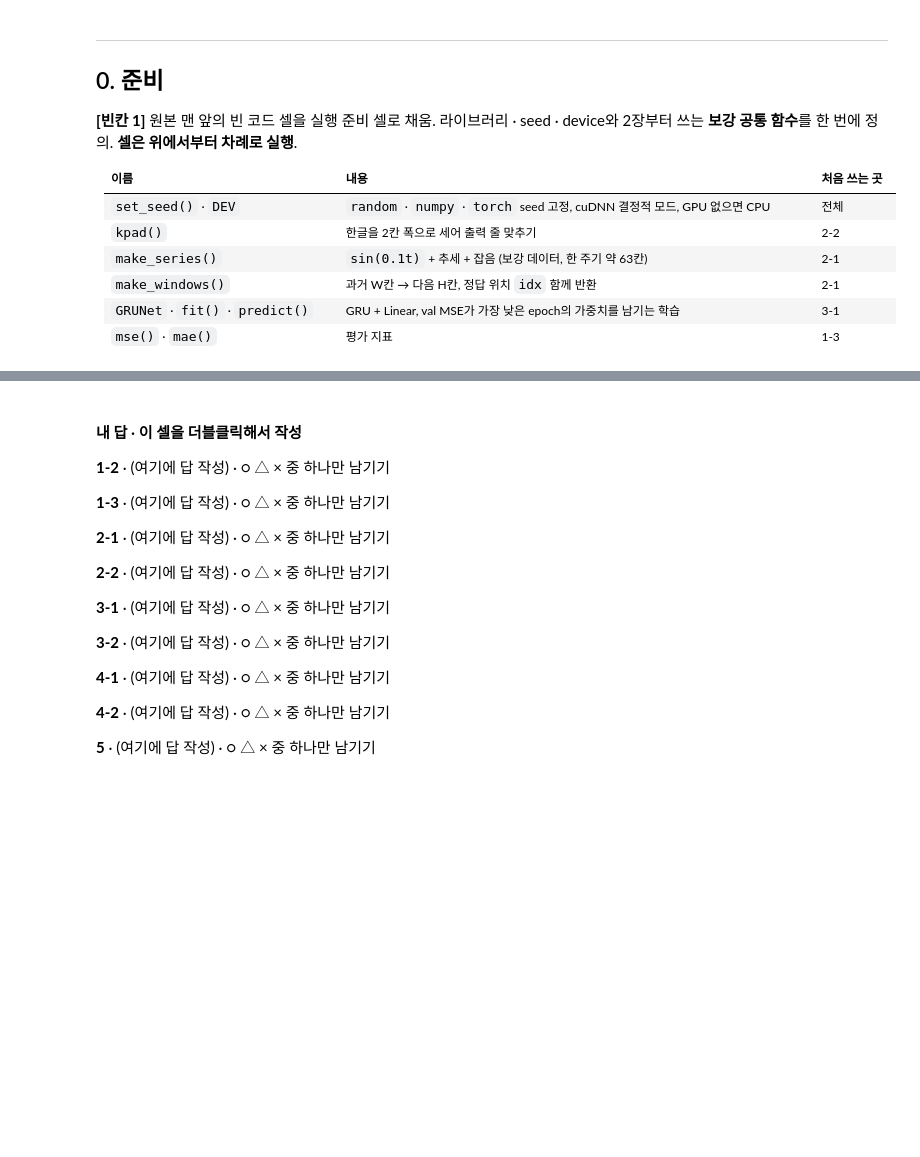
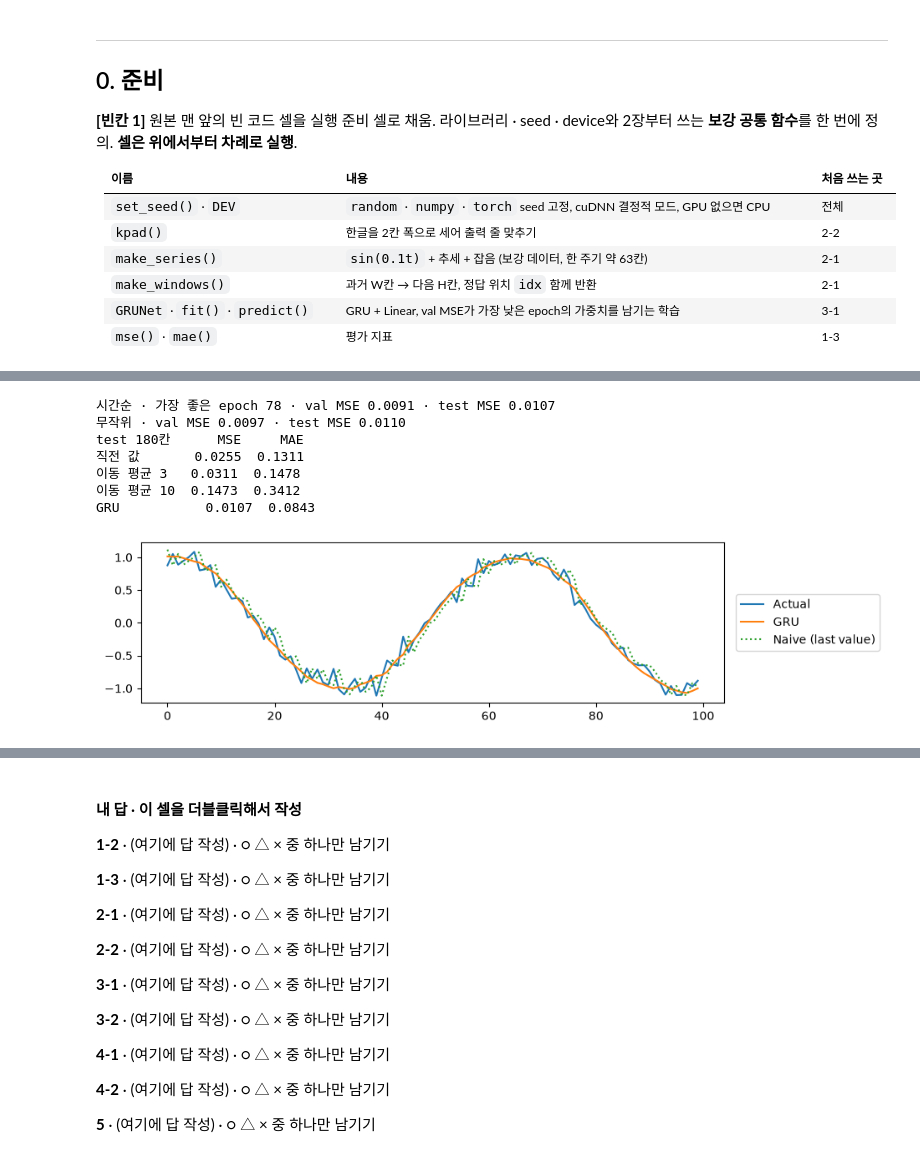
Before and after one commit to lee-da-gyo/ml-dl-study, a Jupyter notebook: 기초 문법 정리/08_RNN/RNN-2_시계열예측(완성본).ipynb, the cells around one changed output, grey strips where cells are left out. Saved outputs shown, nothing was run; the diff lists cells and outputs as text; code cells hidden in the pictures; blank space fills up the shorter version.

```diff
--- a/기초 문법 정리/08_RNN/RNN-2_시계열예측(완성본).ipynb
+++ b/기초 문법 정리/08_RNN/RNN-2_시계열예측(완성본).ipynb
@@ -1849,0 +887,46 @@ plt.show()
+# %%
+# [보강] 시간순 분할로 학습 (val MSE가 가장 낮은 epoch 사용)
+m_one, best_ep = fit(X[tr], Y[tr], X[va], Y[va])                 # 시간순 학습
+p_te, y_te = inv(predict(m_one, X[te])[:, 0]), inv(Y[te][:, 0])  # test 예측 · 정답 (원래 단위)
+p_va = inv(predict(m_one, X[va])[:, 0])                          # val 예측
+print(f"시간순 · 가장 좋은 epoch {best_ep}"                      # val · test
+      f" · val MSE {mse(p_va, inv(Y[va][:, 0])):.4f}"
+      f" · test MSE {mse(p_te, y_te):.4f}")
+
+
+# 무작위 분할로 학습 → 자기 val 점수와 미래(test) 점수
+m_rand, _ = fit(X[r_tr], Y[r_tr], X[r_va], Y[r_va])             # 무작위 분할 학습
+pr_va = inv(predict(m_rand, X[r_va])[:, 0])                     # 자기 val 예측
+pr_te = inv(predict(m_rand, X[te])[:, 0])                       # 미래 test 예측
+print(f"무작위 · val MSE {mse(pr_va, inv(Y[r_va][:, 0])):.4f}"  # 두 점수
+      f" · test MSE {mse(pr_te, y_te):.4f}")
+
+
+# 기준선: 직전 값 shift(1) · 이동 평균 rolling(k) (Pandas 9-5)
+s = pd.Series(series)                                                  # Pandas로
+t_idx = idx[te]                                                        # test 정답 위치
+base = {"직전 값": s.shift(1),                                         # 기준선 3개
+        "이동 평균 3": s.rolling(3).mean().shift(1),
+        "이동 평균 10": s.rolling(10).mean().shift(1)}
+print(kpad("test 180칸", 13), "  MSE     MAE")                         # 머리글
+for name, pred in [*base.items(), ("GRU", None)]:                      # 기준선 + GRU
+    p = p_te if pred is None else pred.values[t_idx]                   # test 위치 값만
+    print(f"{kpad(name, 13)} {mse(p, y_te):.4f}  {mae(p, y_te):.4f}")  # 같은 자로 비교
+
+
+# test 앞 100칸 그림
+plt.figure(figsize=(9, 2.5))                               # 가로로 긴 그림
+plt.plot(y_te[:100], label="Actual")                       # 실제
+plt.plot(p_te[:100], label="GRU")                          # GRU
+plt.plot(base["직전 값"].values[t_idx][:100], ":", label="Naive (last value)")  # 직전 값
+plt.legend(loc="center left", bbox_to_anchor=(1.01, 0.5))  # 범례는 그림 밖 (선을 가리지 않게)
+plt.show()                                                 # 그림 출력
+# %% [output]
+시간순 · 가장 좋은 epoch 78 · val MSE 0.0091 · test MSE 0.0107
+무작위 · val MSE 0.0097 · test MSE 0.0110
+test 180칸      MSE     MAE
+직전 값       0.0255  0.1311
+이동 평균 3   0.0311  0.1478
+이동 평균 10  0.1473  0.3412
+GRU           0.0107  0.0843
+[figure, added]
```
Also changed, not shown: parts of 114 cells of this notebook, 7 other files.
